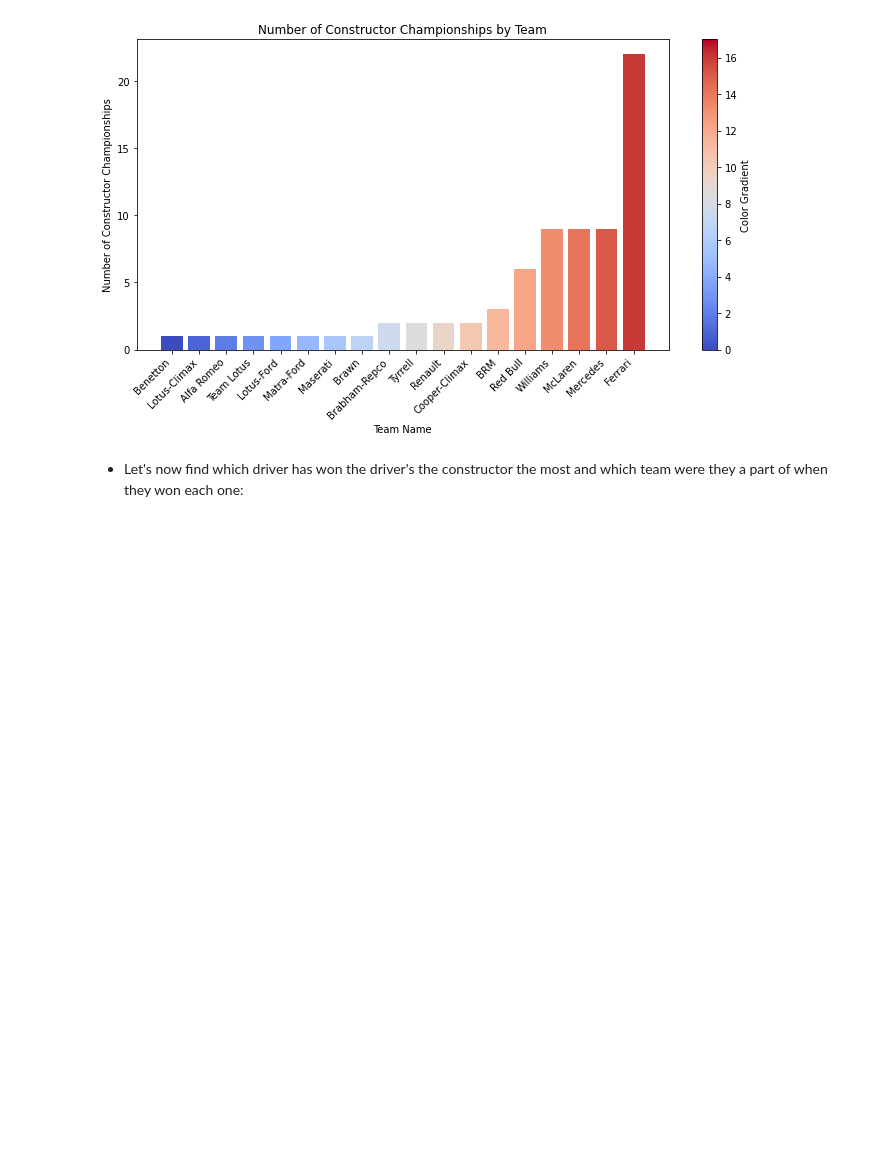
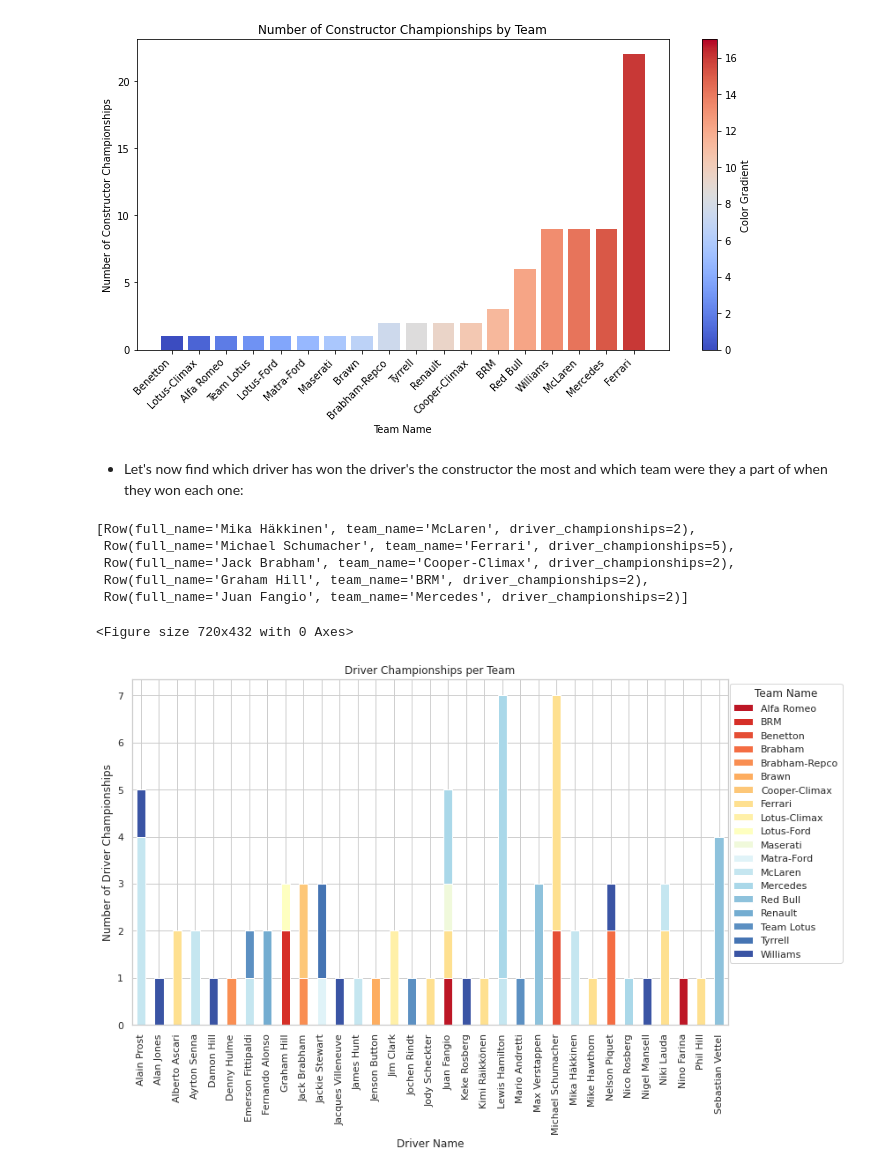
Before and after one commit to Nandini1521/CCproject, a Jupyter notebook: Cloud_project.ipynb, the cells around one changed output. Cells and saved outputs as stored; diff of their text form; code cells hidden in the pictures; blank space fills up the shorter version.

Commit message:
Nb updated till driver_championship analysis

```diff
--- a/Cloud_project.ipynb
+++ b/Cloud_project.ipynb
@@ -378,3 +355,42 @@ plt.show()
 [figure]
 # %% [markdown]
 - Let's now find which driver has won the driver's the constructor the most and which team were they a part of when they won each one:
+# %%
+driver_points = constructor_wins.groupBy('year','full_name','team_name').agg(sum('points').alias('total_points'))
+
+max_points_driver= driver_points.groupBy('year').agg(max('total_points').alias('max_points'))
+max_points_driver= max_points_driver.withColumnRenamed('year', 'extra_year')
+
+drivers_championship= driver_points.join(max_points_driver, (driver_points['year'] == max_points_driver['extra_year']) & (driver_points['total_points'] == max_points_driver['max_points']))
+drivers_championship= drivers_championship.drop("max_points", "extra_year")
+
+# driver_mentions= drivers_championship.groupBy("full_name").agg(count("*").alias("Number of driver_championships"))
+
+championships_per_team = drivers_championship.groupBy("full_name", "team_name").agg(count("*").alias("driver_championships"))
+
+championships_per_team.head(5)
+# %% [output]
+[Row(full_name='Mika Häkkinen', team_name='McLaren', driver_championships=2),
+ Row(full_name='Michael Schumacher', team_name='Ferrari', driver_championships=5),
+ Row(full_name='Jack Brabham', team_name='Cooper-Climax', driver_championships=2),
+ Row(full_name='Graham Hill', team_name='BRM', driver_championships=2),
+ Row(full_name='Juan Fangio', team_name='Mercedes', driver_championships=2)]
+# %%
+driver_championships_pd= championships_per_team.toPandas()
+pivot_df = driver_championships_pd.pivot(index='full_name', columns='team_name', values='driver_championships').fillna(0)
+
+# Create a stacked bar chart
+plt.figure(figsize=(10, 6))
+sns.set(style="whitegrid")
+palette = sns.color_palette("RdYlBu", n_colors=len(pivot_df.columns))
+
+pivot_df.plot(kind='bar', stacked=True, color=palette, figsize=(12, 8))
+plt.ylabel('Number of Driver Championships')
+plt.xlabel('Driver Name')
+plt.title('Driver Championships per Team')
+plt.legend(title='Team Name', loc='upper right', bbox_to_anchor=(1.2, 1))
+plt.tight_layout()
+plt.show()
+# %% [output]
+<Figure size 720x432 with 0 Axes>
+[figure, added]
```
Also changed, not shown: parts of 11 cells of this notebook.
